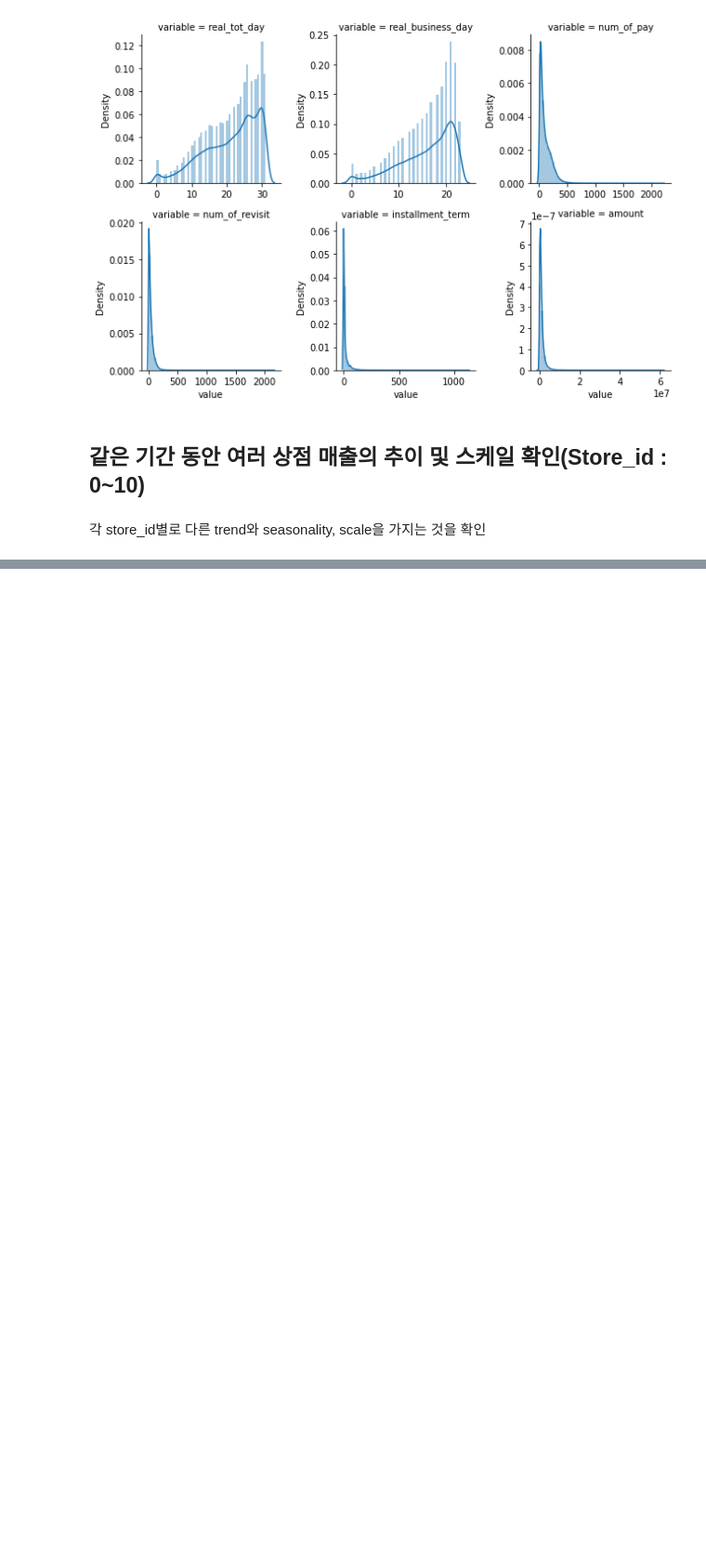
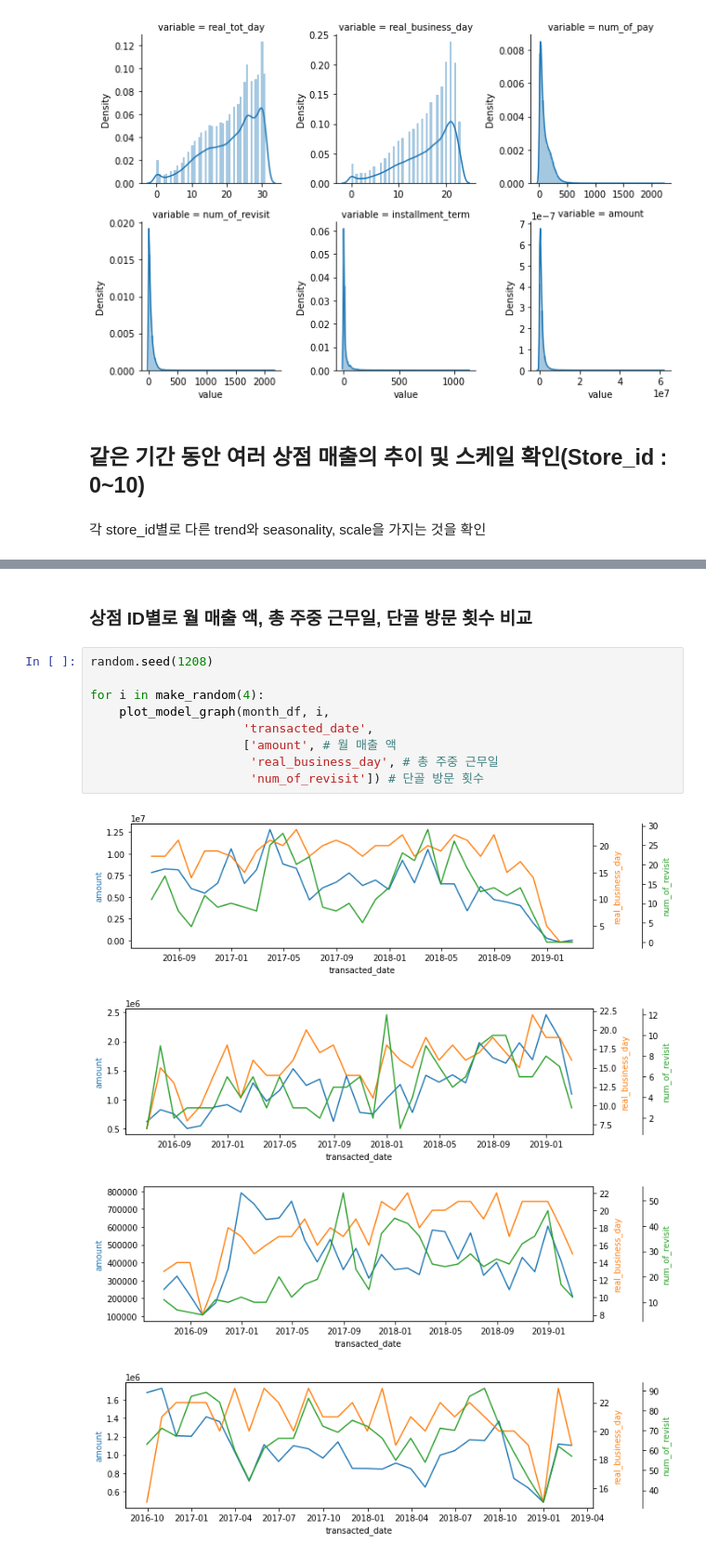
Before and after one commit to namwootree/Basic_Skill, a Jupyter notebook: Time_Series/상점 신용카드 매출 예측 경진대회/상점_신용카드_매출_예측.ipynb, the cells around one changed output, grey strips where cells are left out. Shown at 93% size. Saved outputs shown, nothing was run; the diff lists cells and outputs as text; blank space fills up the shorter version.

```diff
--- a/Time_Series/상점 신용카드 매출 예측 경진대회/상점_신용카드_매출_예측.ipynb
+++ b/Time_Series/상점 신용카드 매출 예측 경진대회/상점_신용카드_매출_예측.ipynb
@@ -411,0 +482,16 @@ plt.legend()
+# %% [markdown]
+### 상점 ID별로 월 매출 액, 총 주중 근무일, 단골 방문 횟수 비교
+# %%
+random.seed(1208)
+
+for i in make_random(4):
+    plot_model_graph(month_df, i,
+                     'transacted_date',
+                     ['amount', # 월 매출 액
+                      'real_business_day', # 총 주중 근무일
+                      'num_of_revisit']) # 단골 방문 횟수
+# %% [output]
+[figure, added]
+[figure, added]
+[figure, added]
+[figure, added]
```
Also changed, not shown: parts of 31 cells of this notebook.
